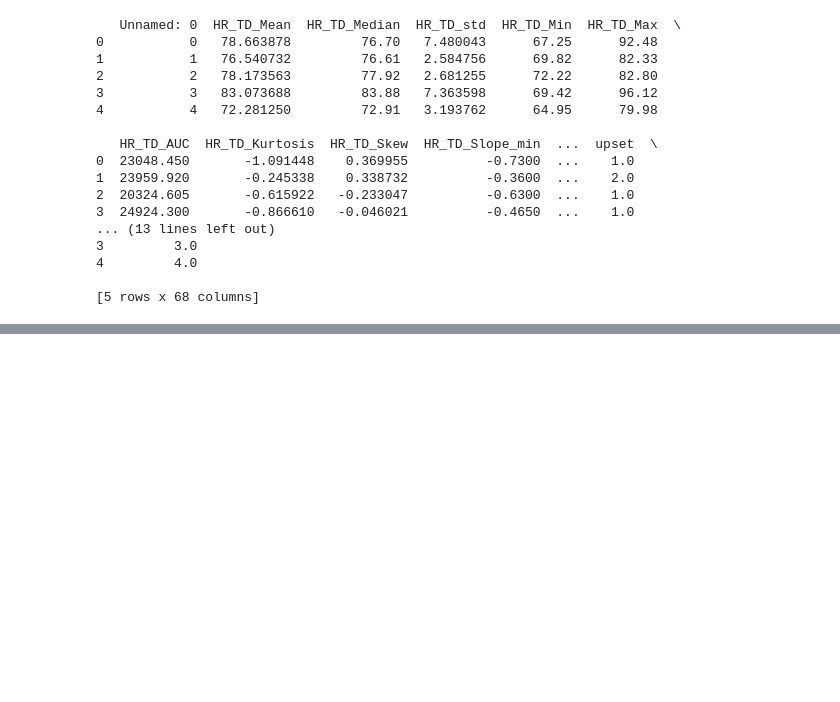
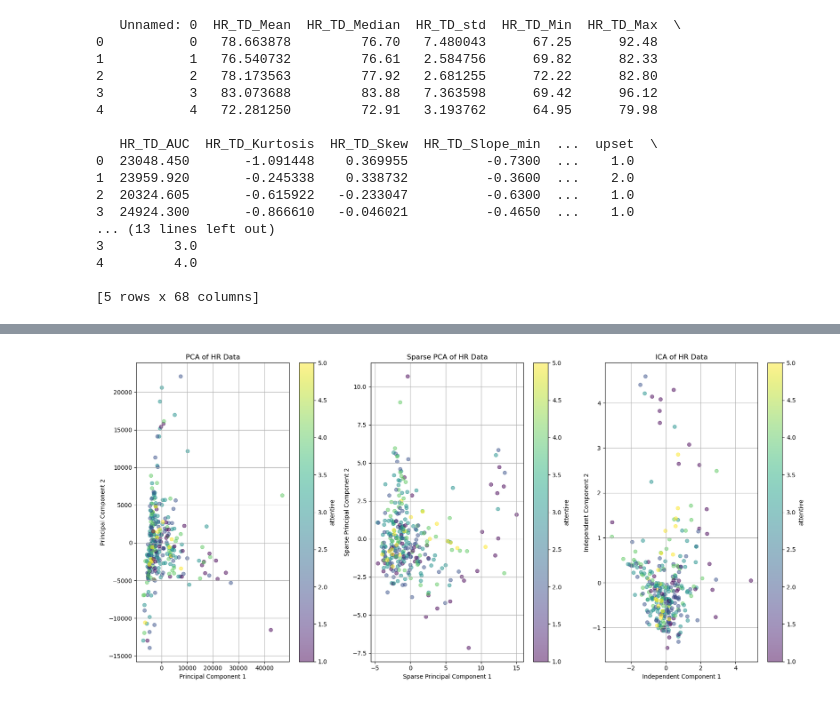
Before and after one commit to BjarkeErichsen/unsupervised-cda-proj-2, a Jupyter notebook: case2.ipynb, the cells around one changed output, grey strips where cells are left out. Saved outputs shown, nothing was run; the diff lists cells and outputs as text; code cells hidden in the pictures; blank space fills up the shorter version.

```diff
--- a/case2.ipynb
+++ b/case2.ipynb
@@ -98,3 +220,0 @@ print('response\n',D1_ID1_R1_P1_response.head())
-# %%
-#collect response into one pandas dataframe
-response = pd.DataFrame()
@@ -108,0 +221,32 @@ D1_ID1_R1_P1
+# %%
+#plot again but color by some response variable
+
+emotion = 'attentive'
+col_var = response[emotion]
+
+plt.figure(figsize=(17, 8))
+plt.subplot(1, 3, 1)
+plt.scatter(features_pca[:, 0], features_pca[:, 1], c=col_var, cmap='viridis', alpha=0.5)
+plt.title('PCA of HR Data')
+plt.xlabel('Principal Component 1')
+plt.ylabel('Principal Component 2')
+plt.colorbar(label=emotion)
+plt.grid()
+plt.subplot(1, 3, 2)
+plt.scatter(features_sparse_pca[:, 0], features_sparse_pca[:, 1], c=col_var, cmap='viridis', alpha=0.5)
+plt.title('Sparse PCA of HR Data')
+plt.xlabel('Sparse Principal Component 1')
+plt.ylabel('Sparse Principal Component 2')
+plt.colorbar(label=emotion)
+plt.grid()
+plt.subplot(1, 3, 3)
+plt.scatter(features_ica[:, 0], features_ica[:, 1], c=col_var, cmap='viridis', alpha=0.5)
+plt.title('ICA of HR Data')
+plt.xlabel('Independent Component 1')
+plt.ylabel('Independent Component 2')
+plt.colorbar(label=emotion)
+plt.grid()
+plt.tight_layout()
+plt.show()
+# %% [output]
+[figure, added]
```
Also changed, not shown: parts of 12 cells of this notebook.
